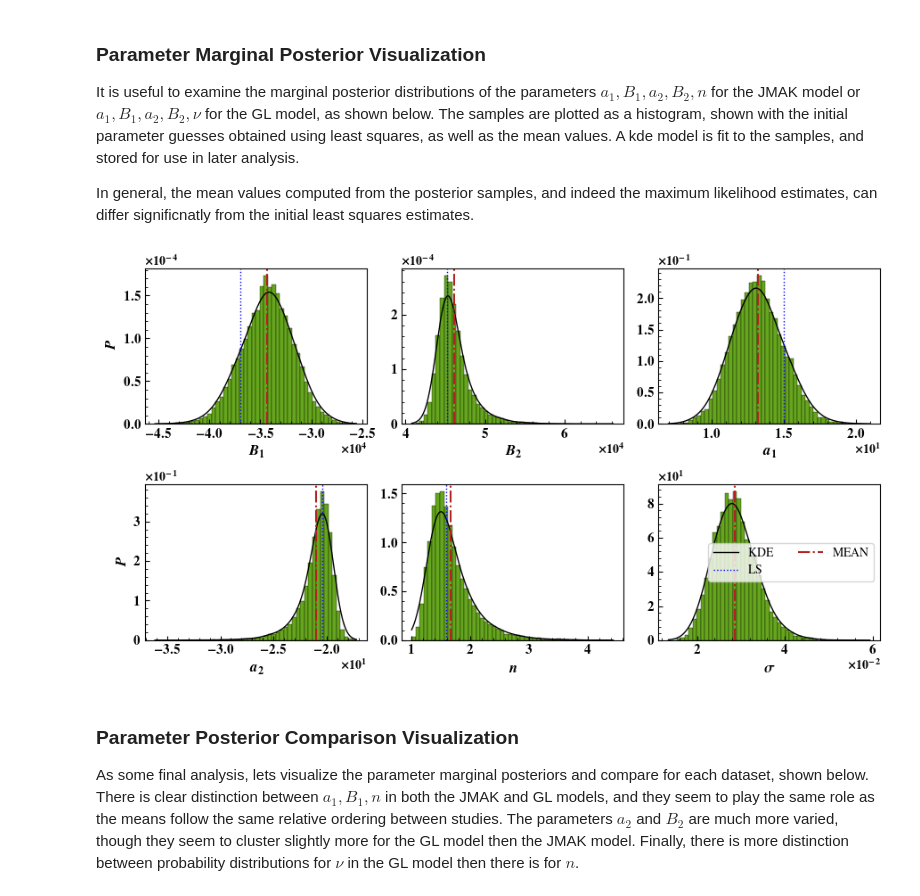
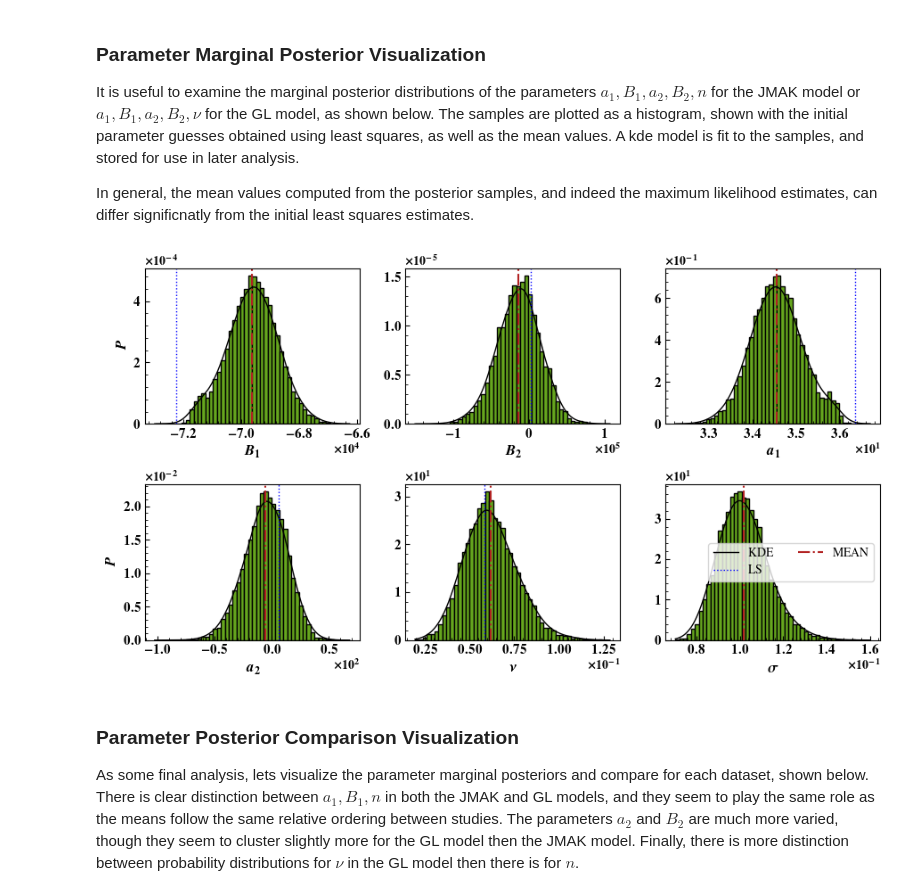
Before and after one commit to ml-ME-gatech/modeling_tungsten, a Jupyter notebook: recrystallization/model_inference/recrystillization_inference.ipynb, the cells around one changed output. Drawn from its saved outputs; the diff is of its cells as text; code cells hidden in the pictures.

```diff
--- a/recrystallization/model_inference/recrystillization_inference.ipynb
+++ b/recrystallization/model_inference/recrystillization_inference.ipynb
@@ -99,10 +99,12 @@ PARENT_DIR = PathPath('../')
 DATA_DIR = PARENT_DIR.joinpath('rf_data')
 MODEL_PATH = PARENT_DIR.joinpath('.model')
 INFERENCE_PATH = PARENT_DIR.joinpath('.inference')
+MODEL_INFERENCE_PATH = PARENT_DIR.joinpath('.model_inference')
 GIT_IMAGE_PATH = PARENT_DIR.joinpath('.git_images')
 sys.path.append(str(PARENT_DIR))
 from common_util import setup_axis_default,jmak_fit_model_setup,gl_fit_model_setup,get_model_params, \
     resampled_adam,get_data_label,get_data_multiplier
+from inflib import jmak_numpyro_model,glm_numpyro_model,gl_likelihood,jmak_likelihood, JMAKNumpyro,GLNumpyro
 # %% [markdown]
 ### Model Inference
 Below is a cell that samples the parameter posterior of the JMAK and GL model for a specific data set. Some experimentation and examination of the $\hat{r}$ diagnostic for each inference confirms that the inference parameters (the number of warmup samples, number of samples, initial conditions, ect...) provide satisfactory results. The results of each inference are written to a file for later analysis.
@@ -177,7 +119,9 @@ model_setup = jmak_fit_model_setup if 'JMAK' in model_name else gl_fit_model_set
 numpyro_model = jmak_numpyro_model if 'JMAK' in model_name else glm_numpyro_model
 ep_param = 'n' if 'JMAK' in model_name else 'nu'
 
-for ff in ['alfonso_data/moderate_roll.csv','alfonso_data/highly_rolled.csv','richou_data/batch_b_data.csv','richou_data/batch_a_data.csv','yu_data/data.csv','shah_data/data.csv']:
+
+for ff in ['alfonso_data/highly_rolled.csv','richou_data/batch_b_data.csv','richou_data/batch_a_data.csv','yu_data/data.csv']:
+
     file = DATA_DIR.joinpath(ff)
 
     #same function as in initial_least_squares_comparison.ipynb
@@ -199,12 +143,12 @@ for ff in ['alfonso_data/moderate_roll.csv','alfonso_data/highly_rolled.csv','ri
     p0 = np.array([a1,B1,a2,B2,exp_term])
 
     #setup the NUTS kernel
-    nuts_kernel = numpyro.infer.NUTS(numpyro_model,init_strategy= init_to_mean)
+    nuts_kernel = numpyro.infer.NUTS(numpyro_model,init_strategy= init_to_value,max_tree_depth = 40)
     mcmc = numpyro.infer.MCMC(
         nuts_kernel,
-        num_samples=20000,
-        num_warmup=50000,
-        num_chains= 1,
+        num_samples=80000,
+        num_warmup=20000,
+        num_chains= 1
     )
 
     #run the MCMC
@@ -326,12 +166,11 @@ def jmak_likelihood(params: jnp.ndarray,
 # %%
-
-
 model_name = 'Generalized Logistic_{}'
 likelihood_func = jmak_likelihood if 'JMAK' in model_name else gl_likelihood
 model_setup = jmak_fit_model_setup if 'JMAK' in model_name else gl_fit_model_setup
 ep_param = 'n' if 'JMAK' in model_name else 'nu'
+NumpyroModel = JMAKNumpyro if 'JMAK' in model_name else GLNumpyro
 
-for ff in ['alfonso_data/moderate_roll.csv','alfonso_data/highly_rolled.csv','richou_data/batch_b_data.csv','richou_data/batch_a_data.csv','yu_data/data.csv','shah_data/data.csv']:
+for ff in ['alfonso_data/moderate_roll.csv','alfonso_data/highly_rolled.csv','richou_data/batch_b_data.csv','richou_data/batch_a_data.csv','yu_data/data.csv']:
     file = DATA_DIR.joinpath(ff)
 
     #we want to minimize the negative likelihood
@@ -341,8 +180,8 @@ for ff in ['alfonso_data/moderate_roll.csv','alfonso_data/highly_rolled.csv','ri
     #setup the model data
     t,T,X,df,bounds,p0 = jmak_fit_model_setup(file, mult = get_data_multiplier(file))
     t,T,X,std = jnp.array(t),jnp.array(T),jnp.array(X),jnp.array(df['std'].to_numpy())
-    std += 0.02
-
+    pstd= (bounds[:,1] - bounds[:,0])/4
+    pstd = pstd[1:]
     #read in the posterior samples
     model_params = ['a1','B1','a2','B2',ep_param,'sigma']
     with open(INFERENCE_PATH.joinpath(f'{model_name.format(get_data_label(file))}_trunc_normal_samples.pkl'),'rb') as f:
@@ -371,6 +210,12 @@ for ff in ['alfonso_data/moderate_roll.csv','alfonso_data/highly_rolled.csv','ri
                             index = model_params)
 
     inf_summary.to_csv(INFERENCE_PATH.joinpath(f'{model_name.format(get_data_label(file))}_trunc_normal_params.csv'))
+
+    with open(INFERENCE_PATH.joinpath(f'{model_name.format(get_data_label(file))}_trunc_normal_samples.pkl'),'rb') as f:
+        posterior_samples = pickle.load(f)
+
+    numpyro_model = NumpyroModel(posterior_samples,(p0,pstd),ml_est = inf_summary['ml'].to_dict())
+    numpyro_model.dump(MODEL_INFERENCE_PATH.joinpath(f'{model_name.format(get_data_label(file))}_trunc_normal.pkl'))
 # %% [output]
 No standard deviation column found, using 0.001 for all values
 # %% [markdown]
@@ -542,8 +357,8 @@ In general, the mean values computed from the posterior samples, and indeed the
 from scipy.stats import gaussian_kde
 
 #setup
-file = DATA_DIR.joinpath('alfonso_data/highly_rolled.csv')
-model_name = 'JMAK_{}'
+file = DATA_DIR.joinpath('alfonso_data/moderate_roll.csv')
+model_name = 'Generalized Logistic_{}'
 with open(INFERENCE_PATH.joinpath(f'{model_name.format(get_data_label(file))}_trunc_normal_samples.pkl'),'rb') as f:
     posterior_samples = pickle.load(f)
 
@@ -565,34 +380,34 @@ init_values = {'a1': a1,'a2': a2,'B1': B1,'B2': B2,'nu': nu,'sigma': np.nan} if
 kde = {}
 for ax,key in zip(np.ravel(axes),posterior_samples.keys()):
     setup_axis_default(ax)
     ax.hist(np.array(posterior_samples[key]),bins = 50,edgecolor = 'k',
             color = plt.get_cmap('Dark2')(0.5),density = True,lw = 0.25)
 
     kde[key] = gaussian_kde(np.array(posterior_samples[key]),bw_method = 0.35)
 
     x = np.linspace(np.min(posterior_samples[key]),
                     np.max(posterior_samples[key]),1000)
 
     pde_plot = kde[key](x)
 
     ax.plot(x,pde_plot,color = 'k',lw = 1.0,label = 'KDE')
     ax.axvline(init_values[key],color = 'blue',lw = 1.0,ls = ':',label = 'LS')
     ax.axvline(inf_summary.loc[key,'mean'],color = 'firebrick',lw = 1.5,ls = '-.',label = 'MEAN')
     ax.set_xlabel(xlabels[key],fontsize = 12)
     ax.ticklabel_format(axis = 'both',style = 'sci',scilimits = (0,0))
 
 #final formatting
 axes[-1,-1].legend(fontsize = 10,ncols = 2)
 for i in range(2):
     axes[i,0].set_ylabel('$P$',fontsize = 12)
 
 fig.tight_layout()
 
 #store KDEs for later visualization and analysis
 with open(INFERENCE_PATH.joinpath(f'{model_name.format(get_data_label(file))}_trunc_normal_kde.pkl'),'wb') as f:
     dill.dump(kde,f)
 # %% [output]
-[figure, old version]
+[figure, new version]
 # %% [markdown]
 ### Parameter Posterior Comparison Visualization
 
```
Also changed, not shown: parts of 7 cells of this notebook, 57 other files.
